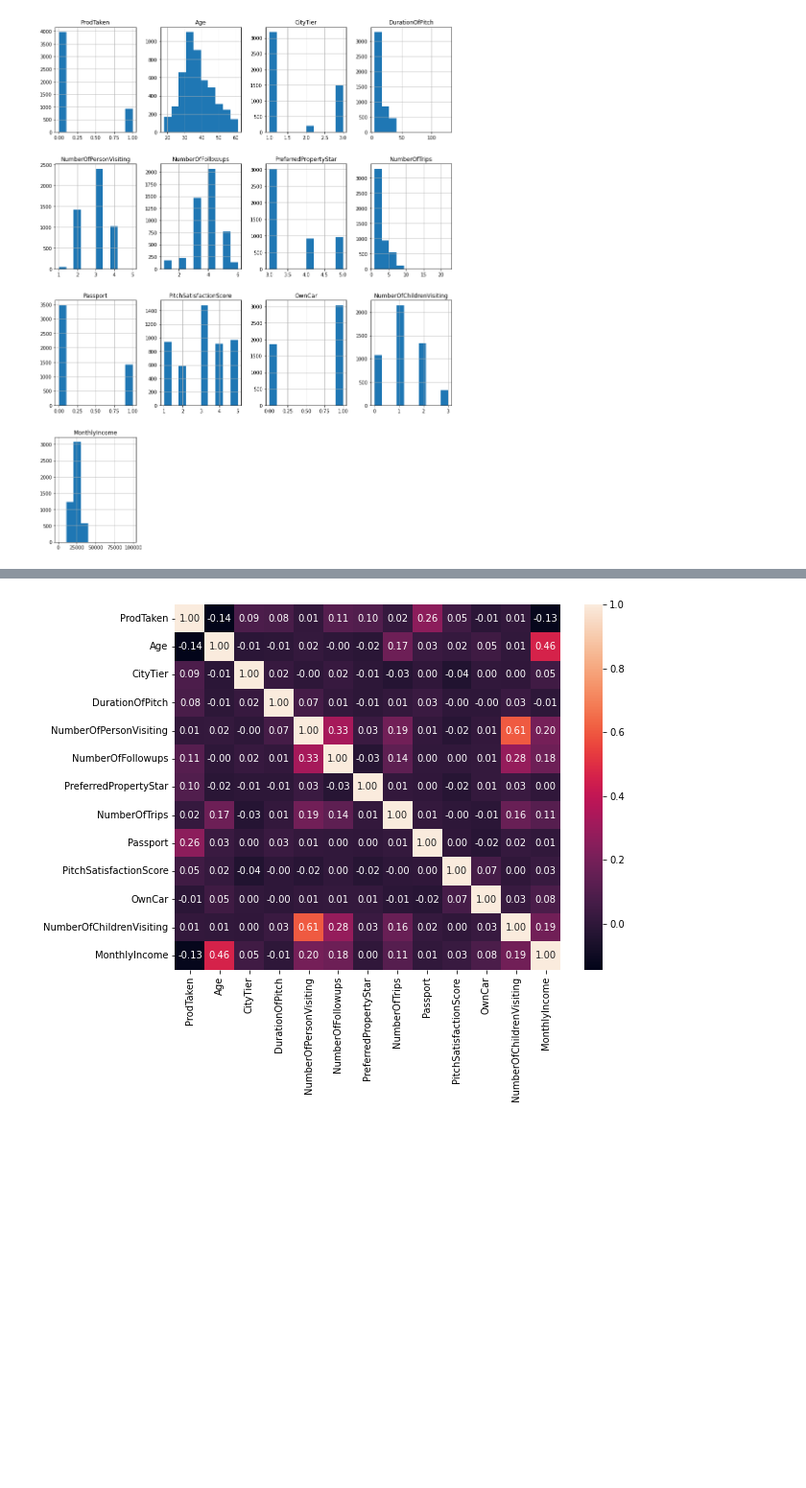
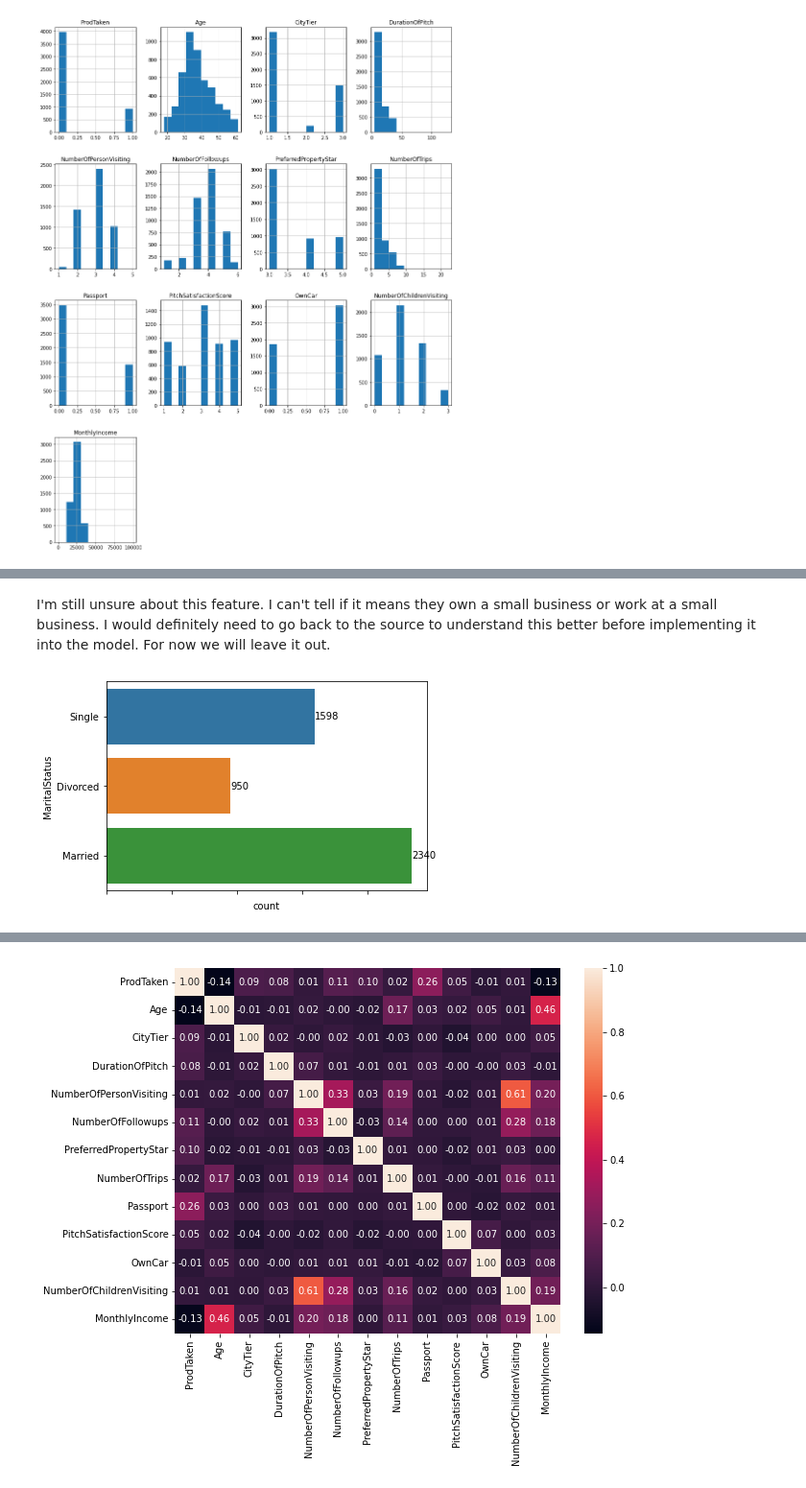
Before and after one commit to chabazite/Tourism_recommendations, a Jupyter notebook: notebooks/2.0_ASI_EDA.ipynb, the cells around one changed output, grey strips where cells are left out. Shown at 96% size. Drawn from its saved outputs; the diff is of its cells as text; code cells hidden in the pictures; blank space fills up the shorter version.

```diff
--- a/notebooks/2.0_ASI_EDA.ipynb
+++ b/notebooks/2.0_ASI_EDA.ipynb
@@ -39,0 +51,9 @@ There is definitely an imbalance of data with our discrete variables (Number of
+# %% [markdown]
+I'm still unsure about this feature. I can't tell if it means they own a small business or work at a small business. I would definitely need to go back to the source to understand this better before implementing it into the model. For now we will leave it out.
+# %%
+ax = sns.countplot(data=tourism_df, y='MaritalStatus')
+ax.set_xticklabels(ax.get_xticklabels(),rotation=90)
+for i in ax.containers:
+    ax.bar_label(i,)
+# %% [output]
+[figure, added]
```
Also changed, not shown: parts of 13 cells of this notebook.
